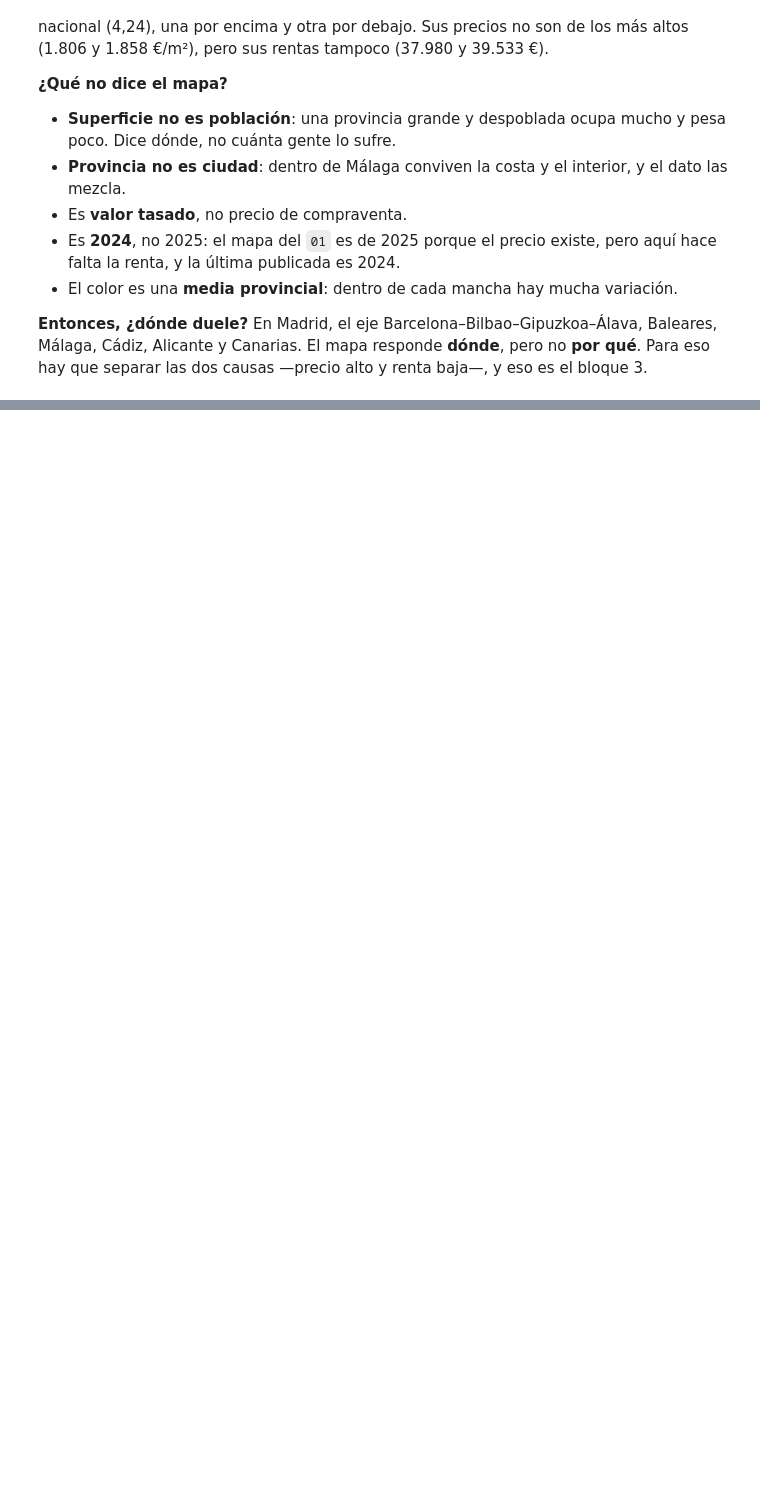
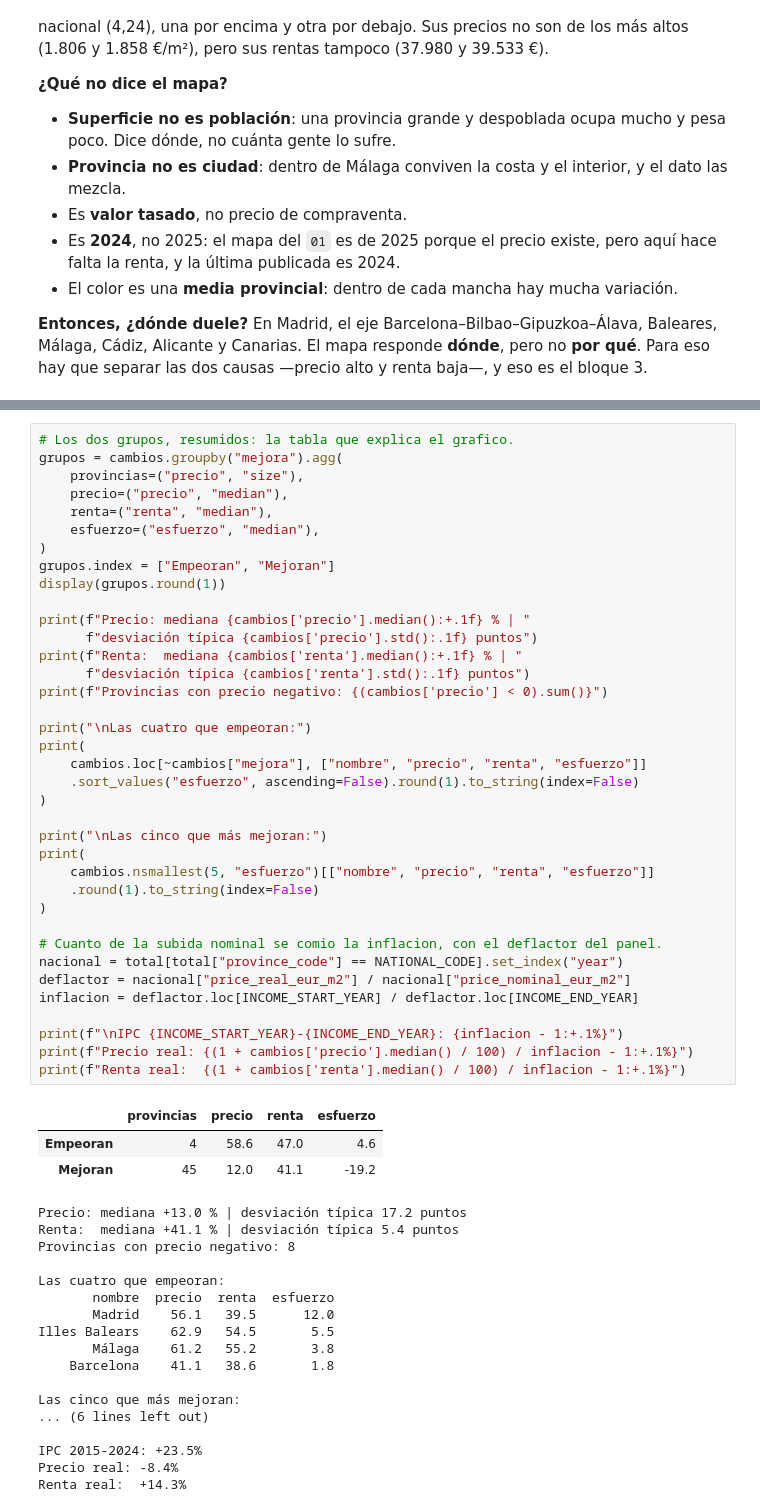
Before and after one commit to AlejandroCuntin/data-science, a Jupyter notebook: 01-eda-vivienda-espana/notebooks/02_asequibilidad.ipynb, the cells around one changed output, grey strips where cells are left out. Cells and saved outputs as stored; diff of their text form; blank space fills up the shorter version.

```diff
--- a/01-eda-vivienda-espana/notebooks/02_asequibilidad.ipynb
+++ b/01-eda-vivienda-espana/notebooks/02_asequibilidad.ipynb
@@ -581,0 +703,58 @@ hay que separar las dos causas —precio alto y renta baja—, y eso es el bloqu
+# %%
+# Los dos grupos, resumidos: la tabla que explica el grafico.
+grupos = cambios.groupby("mejora").agg(
+    provincias=("precio", "size"),
+    precio=("precio", "median"),
+    renta=("renta", "median"),
+    esfuerzo=("esfuerzo", "median"),
+)
+grupos.index = ["Empeoran", "Mejoran"]
+display(grupos.round(1))
+
+print(f"Precio: mediana {cambios['precio'].median():+.1f} % | "
+      f"desviación típica {cambios['precio'].std():.1f} puntos")
+print(f"Renta:  mediana {cambios['renta'].median():+.1f} % | "
+      f"desviación típica {cambios['renta'].std():.1f} puntos")
+print(f"Provincias con precio negativo: {(cambios['precio'] < 0).sum()}")
+
+print("\nLas cuatro que empeoran:")
+print(
+    cambios.loc[~cambios["mejora"], ["nombre", "precio", "renta", "esfuerzo"]]
+    .sort_values("esfuerzo", ascending=False).round(1).to_string(index=False)
+)
+
+print("\nLas cinco que más mejoran:")
+print(
+    cambios.nsmallest(5, "esfuerzo")[["nombre", "precio", "renta", "esfuerzo"]]
+    .round(1).to_string(index=False)
+)
+
+# Cuanto de la subida nominal se comio la inflacion, con el deflactor del panel.
+nacional = total[total["province_code"] == NATIONAL_CODE].set_index("year")
+deflactor = nacional["price_real_eur_m2"] / nacional["price_nominal_eur_m2"]
+inflacion = deflactor.loc[INCOME_START_YEAR] / deflactor.loc[INCOME_END_YEAR]
+
+print(f"\nIPC {INCOME_START_YEAR}-{INCOME_END_YEAR}: {inflacion - 1:+.1%}")
+print(f"Precio real: {(1 + cambios['precio'].median() / 100) / inflacion - 1:+.1%}")
+print(f"Renta real:  {(1 + cambios['renta'].median() / 100) / inflacion - 1:+.1%}")
+# %% [output]
+|  | provincias | precio | renta | esfuerzo |
+| Empeoran | 4 | 58.6 | 47.0 | 4.6 |
+| Mejoran | 45 | 12.0 | 41.1 | -19.2 |
+Precio: mediana +13.0 % | desviación típica 17.2 puntos
+Renta:  mediana +41.1 % | desviación típica 5.4 puntos
+Provincias con precio negativo: 8
+
+Las cuatro que empeoran:
+       nombre  precio  renta  esfuerzo
+       Madrid    56.1   39.5      12.0
+Illes Balears    62.9   54.5       5.5
+       Málaga    61.2   55.2       3.8
+    Barcelona    41.1   38.6       1.8
+
+Las cinco que más mejoran:
+... (6 lines left out)
+
+IPC 2015-2024: +23.5%
+Precio real: -8.4%
+Renta real:  +14.3%
```
Also changed, not shown: parts of 4 cells of this notebook, 1 other file.
